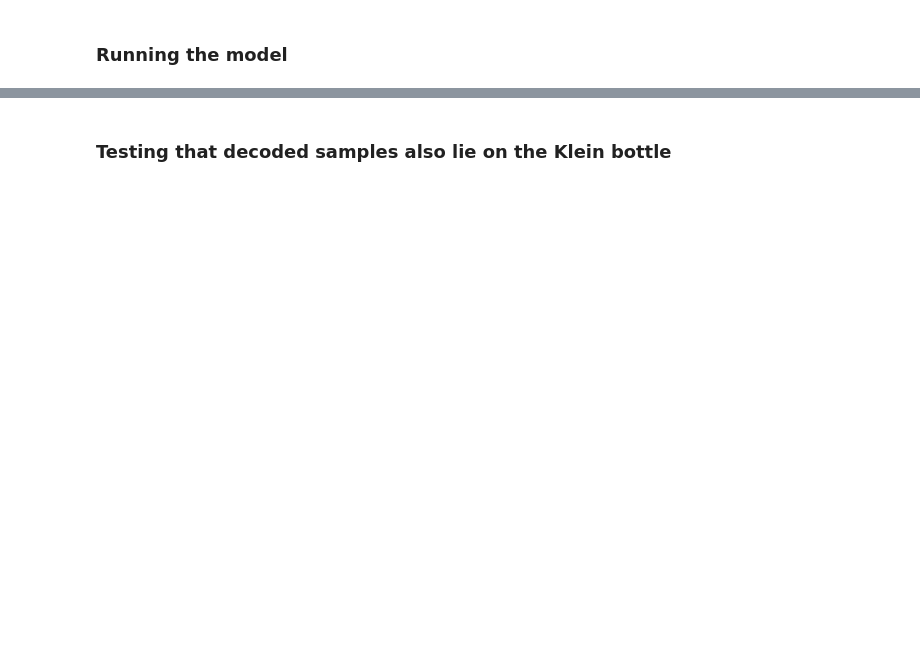
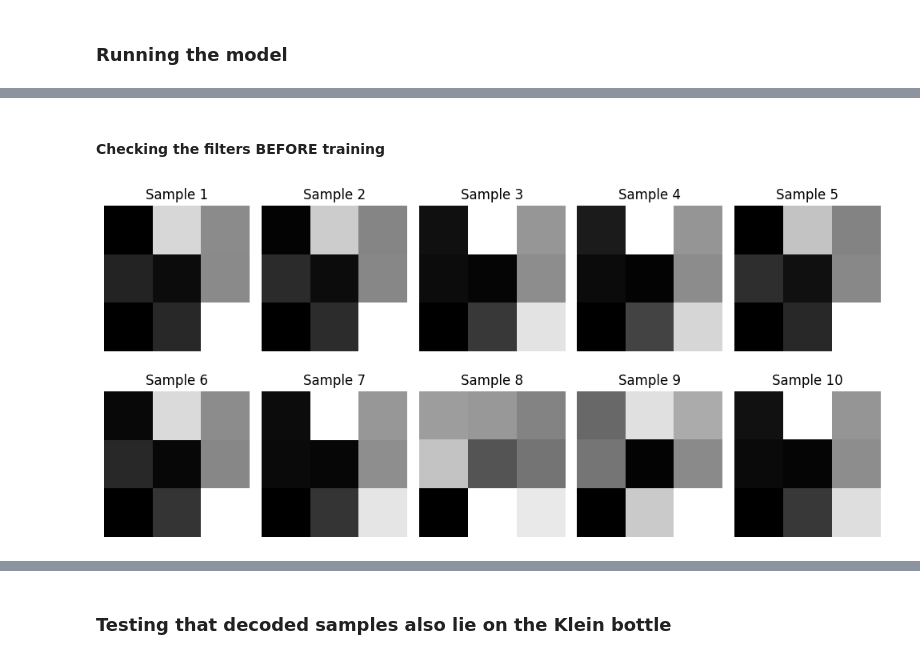
Before and after one commit to bekemax/KleinVAE, a Jupyter notebook: notebooks/klein-vae-experiments.ipynb, the cells around one changed output, grey strips where cells are left out. Saved outputs shown, nothing was run; the diff lists cells and outputs as text; code cells hidden in the pictures; blank space fills up the shorter version.

```diff
--- a/notebooks/klein-vae-experiments.ipynb
+++ b/notebooks/klein-vae-experiments.ipynb
@@ -56,0 +55,16 @@ klein_vae_module = KleinVAEModule(model=vae_model, batch_size=64)
+# %% [markdown]
+#### Checking the filters BEFORE training
+# %%
+samples = klein_vae_module.sample(num_samples=10)
+filters_from_decoder = klein_vae_module.model.decode(samples).reshape(-1, 3, 3)
+
+plt.figure(figsize=(10, 5))
+for i, filter_img in enumerate(filters_from_decoder):
+    plt.subplot(2, 5, i + 1)
+    plt.imshow(filter_img.detach().cpu().numpy(), cmap='gray')
+    plt.axis('off')
+    plt.title(f'Sample {i+1}')
+plt.tight_layout()
+plt.show()
+# %% [output]
+[figure, added]
```
Also changed, not shown: parts of 17 cells of this notebook, 3 other files.
